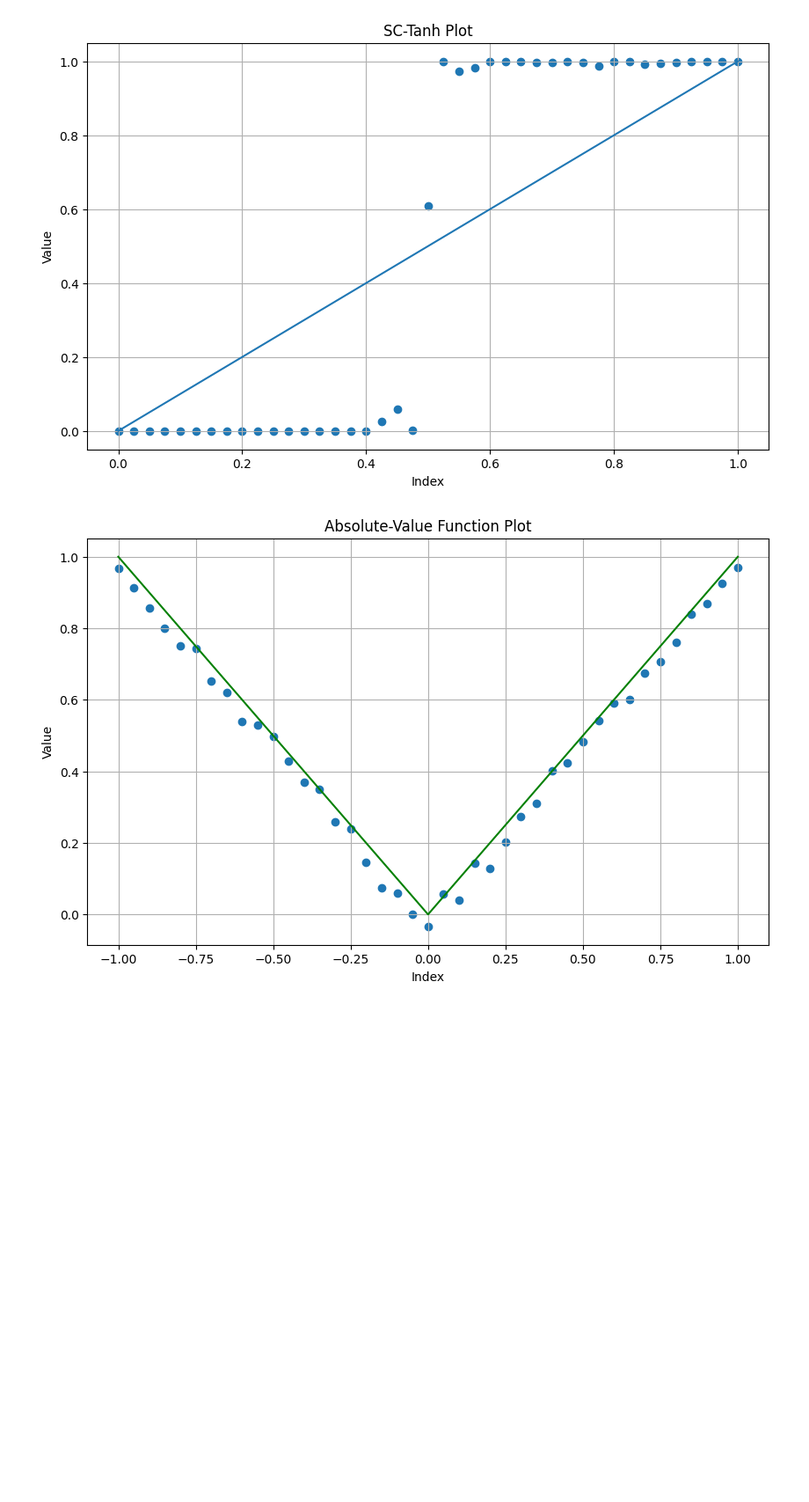
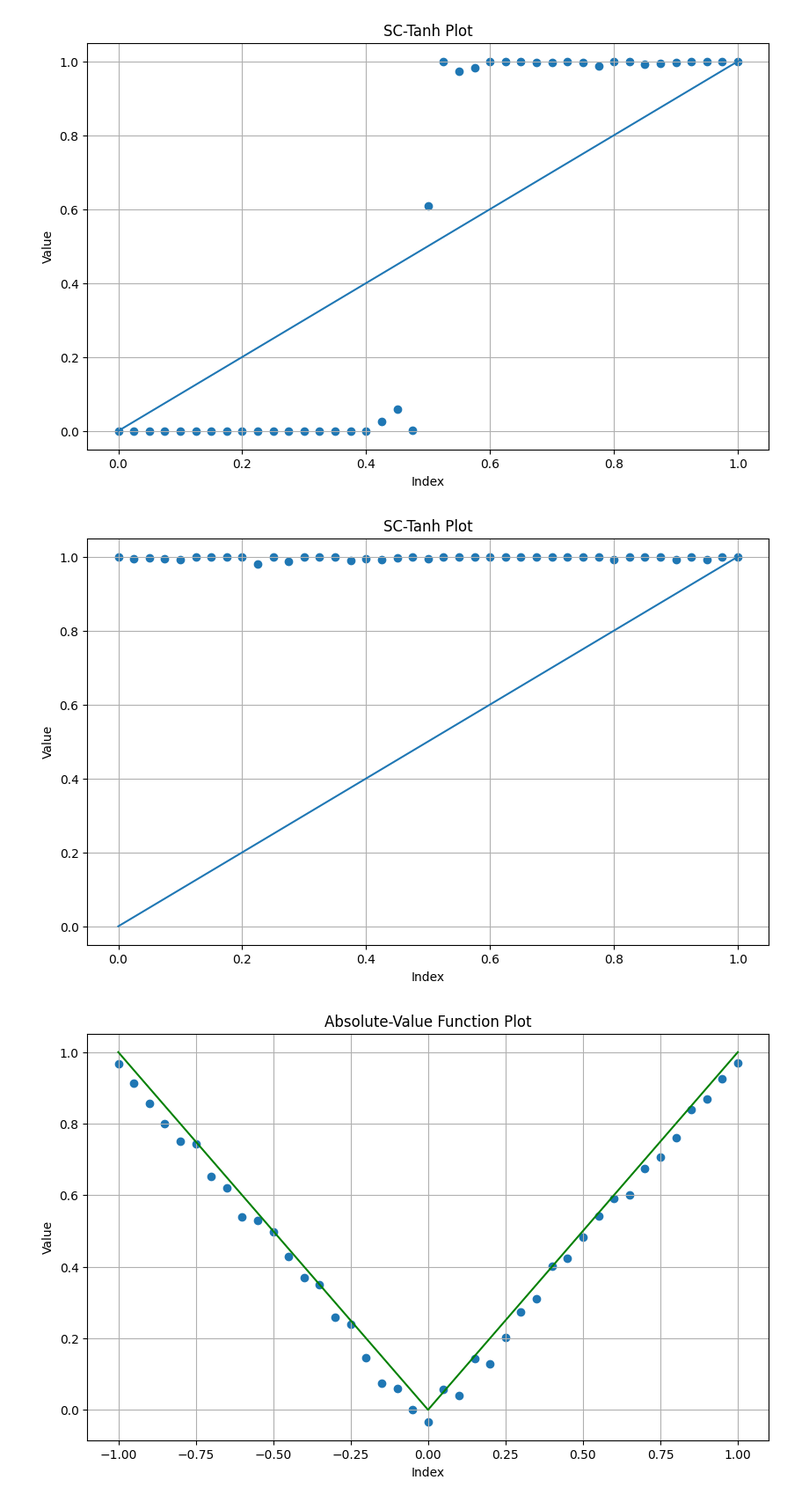
Before and after one commit to duydl/sc-designs, a Jupyter notebook: analysis.ipynb, the cells around one changed output. Shown: that part at 88% size. Drawn from its saved outputs; the diff is of its cells as text; code cells hidden in the pictures; blank space fills up the shorter version.

```diff
--- a/analysis.ipynb
+++ b/analysis.ipynb
@@ -22,6 +22,26 @@ plt.grid()
 plt.show()
 # %% [output]
 [figure]
+# %%
+# test_apc_neuron
+
+file_path = "out_apc_neuron.txt"
+with open(file_path, 'r') as file:
+    content = file.read()
+    array_strings = content.split('\n')  # Assuming the arrays are separated by two newlines
+
+array1 = ast.literal_eval(array_strings[0])
+array2 = ast.literal_eval(array_strings[1])
+plt.figure(figsize=(10, 6))
+plt.scatter(array1, array2)
+plt.plot(array1, array1)
+plt.xlabel('Index')
+plt.ylabel('Value')
+plt.title('SC-Tanh Plot')
+plt.grid()
+plt.show()
+# %% [output]
+[figure, added]
 # %%
 # test_abs
 
```
Also changed, not shown: 7 other files.
